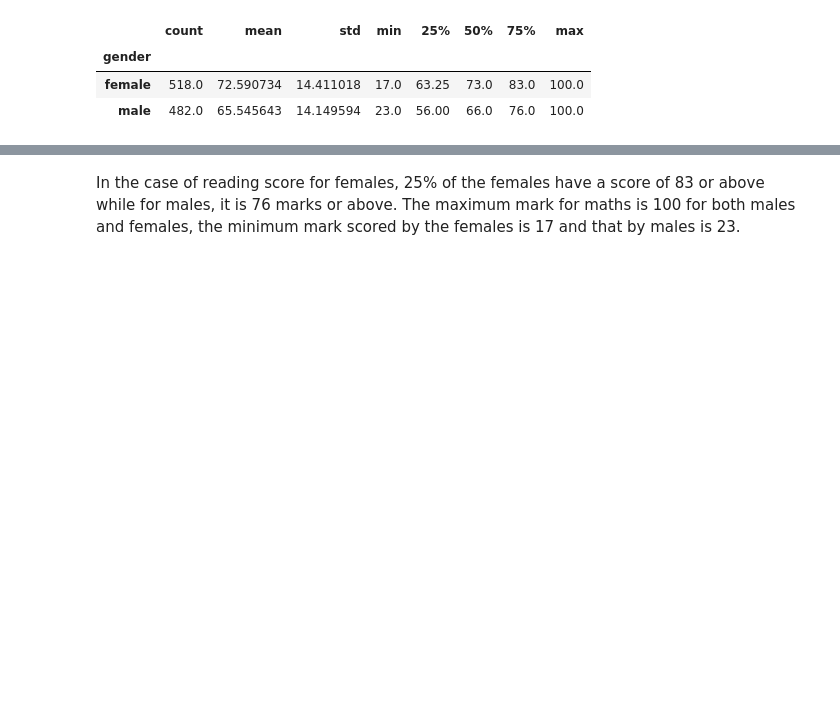
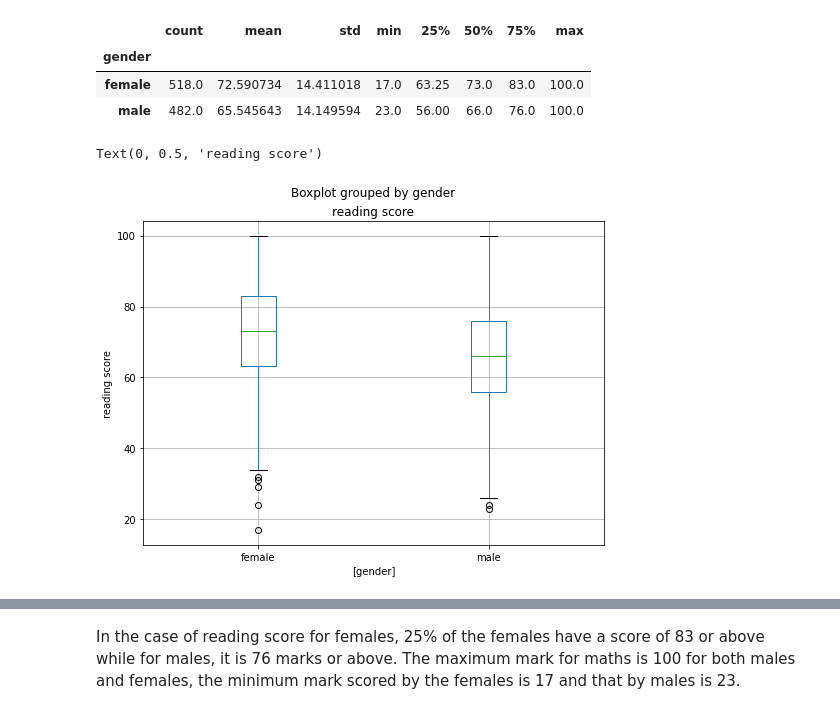
Before and after one commit to arunkspty/ICTACADEMY, a Jupyter notebook: Case Study #02.ipynb, the cells around one changed output, grey strips where cells are left out. Cells and saved outputs as stored; diff of their text form; code cells hidden in the pictures; blank space fills up the shorter version.

```diff
--- a/Case Study #02.ipynb
+++ b/Case Study #02.ipynb
@@ -104,3 +114,9 @@ read1
 | gender |  |  |  |  |  |  |  |  |
 | female | 518.0 | 72.590734 | 14.411018 | 17.0 | 63.25 | 73.0 | 83.0 | 100.0 |
 | male | 482.0 | 65.545643 | 14.149594 | 23.0 | 56.00 | 66.0 | 76.0 | 100.0 |
+# %%
+bx=data[['reading score','gender']].boxplot(by='gender',figsize=(8,6))
+bx.set_ylabel('reading score')
+# %% [output]
+Text(0, 0.5, 'reading score')
+[figure, added]
```
Also changed, not shown: parts of 11 cells of this notebook.
